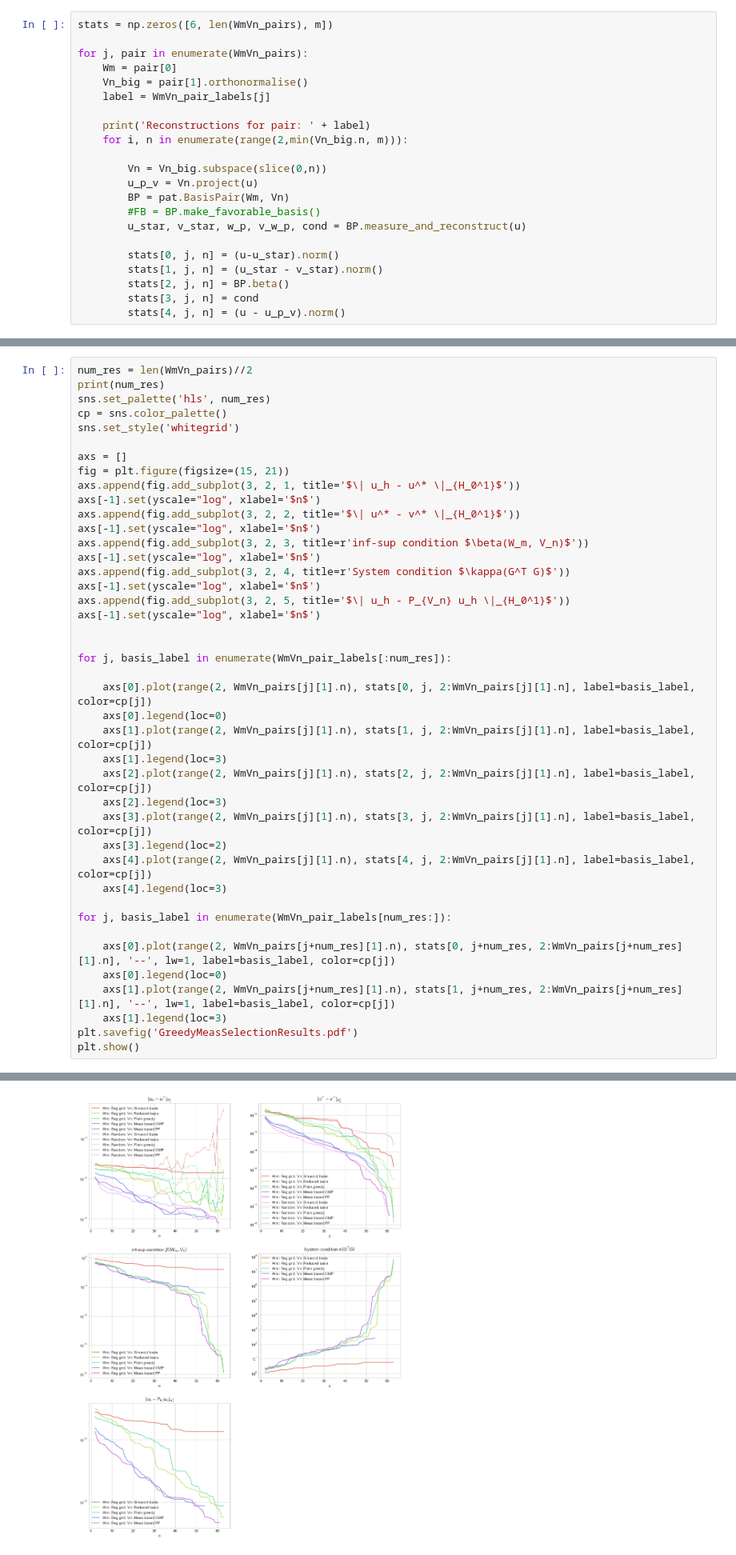
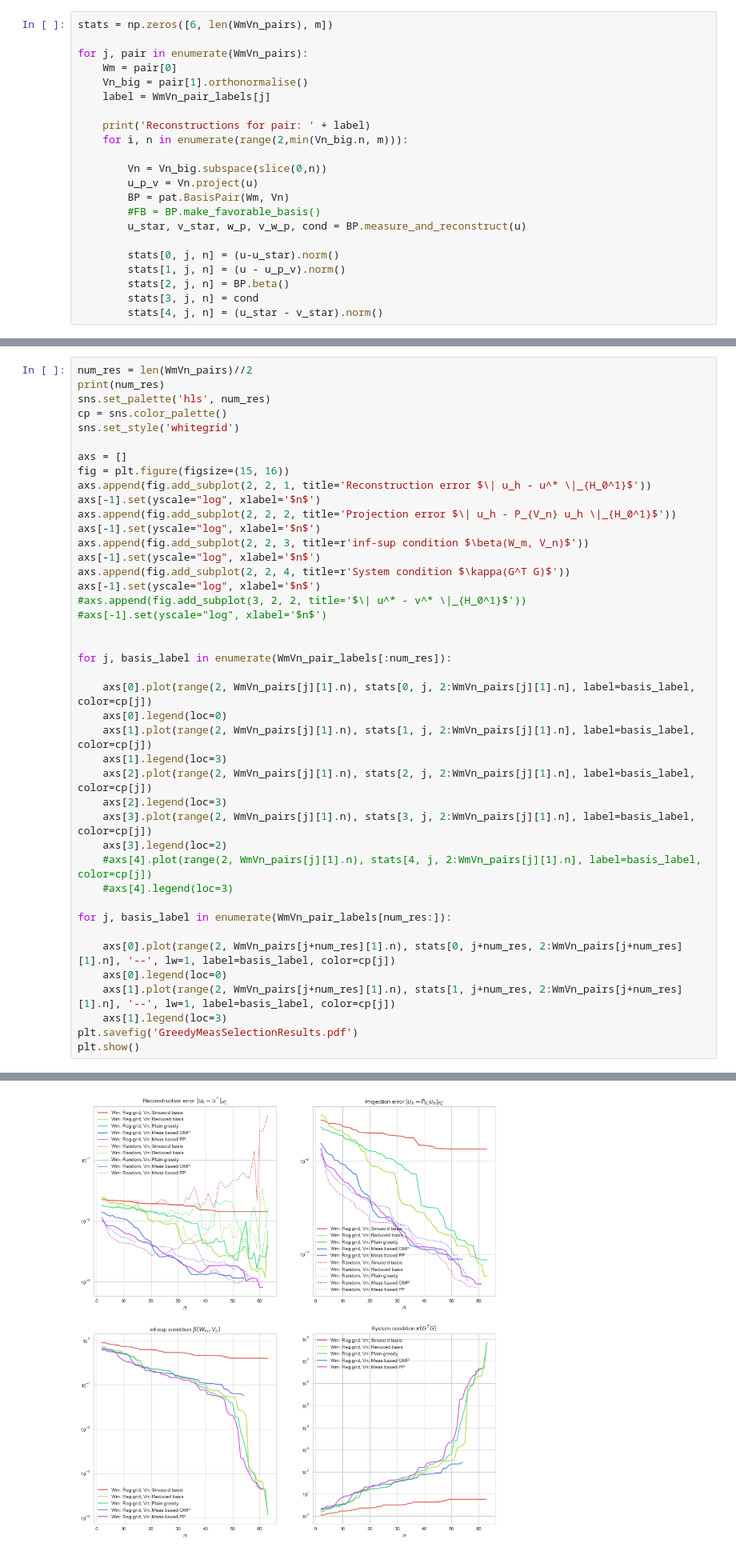
Before and after one commit to james-nichols/pyApproxTools, a Jupyter notebook: notebooks/greedy_Vn/02_greedy_Vn.ipynb, the cells around one changed output, grey strips where cells are left out. Shown at 80% size. Drawn from its saved outputs; the diff is of its cells as text.

```diff
--- a/notebooks/greedy_Vn/02_greedy_Vn.ipynb
+++ b/notebooks/greedy_Vn/02_greedy_Vn.ipynb
@@ -235,10 +235,10 @@ for j, pair in enumerate(WmVn_pairs):
         u_star, v_star, w_p, v_w_p, cond = BP.measure_and_reconstruct(u)
 
         stats[0, j, n] = (u-u_star).norm()
-        stats[1, j, n] = (u_star - v_star).norm()
+        stats[1, j, n] = (u - u_p_v).norm()
         stats[2, j, n] = BP.beta()
         stats[3, j, n] = cond
-        stats[4, j, n] = (u - u_p_v).norm()
+        stats[4, j, n] = (u_star - v_star).norm()
 # %% [output]
 Reconstructions for pair: Wm: Reg grid, Vn: Sinusoid basis
 Reconstructions for pair: Wm: Reg grid, Vn: Reduced basis
@@ -258,43 +258,43 @@ cp = sns.color_palette()
 sns.set_style('whitegrid')
 
 axs = []
-fig = plt.figure(figsize=(15, 21))
-axs.append(fig.add_subplot(3, 2, 1, title='$\| u_h - u^* \|_{H_0^1}$'))
+fig = plt.figure(figsize=(15, 16))
+axs.append(fig.add_subplot(2, 2, 1, title='Reconstruction error $\| u_h - u^* \|_{H_0^1}$'))
 axs[-1].set(yscale="log", xlabel='$n$')
-axs.append(fig.add_subplot(3, 2, 2, title='$\| u^* - v^* \|_{H_0^1}$'))
+axs.append(fig.add_subplot(2, 2, 2, title='Projection error $\| u_h - P_{V_n} u_h \|_{H_0^1}$'))
 axs[-1].set(yscale="log", xlabel='$n$')
-axs.append(fig.add_subplot(3, 2, 3, title=r'inf-sup condition $\beta(W_m, V_n)$'))
+axs.append(fig.add_subplot(2, 2, 3, title=r'inf-sup condition $\beta(W_m, V_n)$'))
 axs[-1].set(yscale="log", xlabel='$n$')
-axs.append(fig.add_subplot(3, 2, 4, title=r'System condition $\kappa(G^T G)$'))
+axs.append(fig.add_subplot(2, 2, 4, title=r'System condition $\kappa(G^T G)$'))
 axs[-1].set(yscale="log", xlabel='$n$')
-axs.append(fig.add_subplot(3, 2, 5, title='$\| u_h - P_{V_n} u_h \|_{H_0^1}$'))
-axs[-1].set(yscale="log", xlabel='$n$')
+#axs.append(fig.add_subplot(3, 2, 2, title='$\| u^* - v^* \|_{H_0^1}$'))
+#axs[-1].set(yscale="log", xlabel='$n$')
 
 
 for j, basis_label in enumerate(WmVn_pair_labels[:num_res]):
 
     axs[0].plot(range(2, WmVn_pairs[j][1].n), stats[0, j, 2:WmVn_pairs[j][1].n], label=basis_label, color=cp[j])
     axs[0].legend(loc=0)
     axs[1].plot(range(2, WmVn_pairs[j][1].n), stats[1, j, 2:WmVn_pairs[j][1].n], label=basis_label, color=cp[j])
     axs[1].legend(loc=3)
     axs[2].plot(range(2, WmVn_pairs[j][1].n), stats[2, j, 2:WmVn_pairs[j][1].n], label=basis_label, color=cp[j])
     axs[2].legend(loc=3)
     axs[3].plot(range(2, WmVn_pairs[j][1].n), stats[3, j, 2:WmVn_pairs[j][1].n], label=basis_label, color=cp[j])
     axs[3].legend(loc=2)
-    axs[4].plot(range(2, WmVn_pairs[j][1].n), stats[4, j, 2:WmVn_pairs[j][1].n], label=basis_label, color=cp[j])
-    axs[4].legend(loc=3)
+    #axs[4].plot(range(2, WmVn_pairs[j][1].n), stats[4, j, 2:WmVn_pairs[j][1].n], label=basis_label, color=cp[j])
+    #axs[4].legend(loc=3)
 
 for j, basis_label in enumerate(WmVn_pair_labels[num_res:]):
 
     axs[0].plot(range(2, WmVn_pairs[j+num_res][1].n), stats[0, j+num_res, 2:WmVn_pairs[j+num_res][1].n], '--', lw=1, label=basis_label, color=cp[j])
     axs[0].legend(loc=0)
     axs[1].plot(range(2, WmVn_pairs[j+num_res][1].n), stats[1, j+num_res, 2:WmVn_pairs[j+num_res][1].n], '--', lw=1, label=basis_label, color=cp[j])
     axs[1].legend(loc=3)
 plt.savefig('GreedyMeasSelectionResults.pdf')
 plt.show()
 # %% [output]
 5
-[figure, old version]
+[figure, new version]
 # %% [markdown]
 ### Lets see _where_ these points are chosen to be - right now our best bet is to do a pair grid to reduce to combinations of 2d plots
 # %%
```
Also changed, not shown: parts of 1 cell of this notebook.
